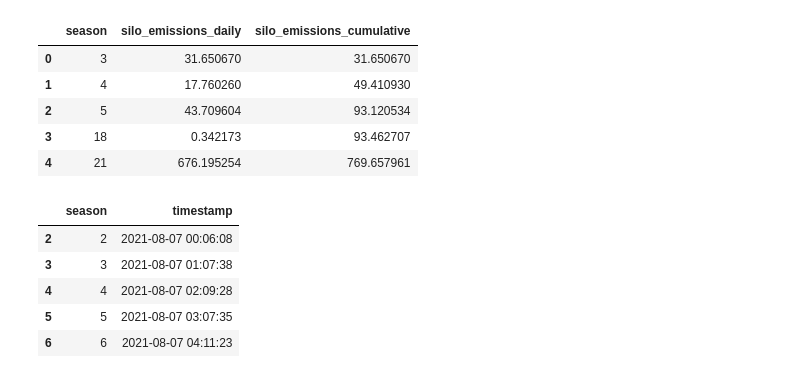
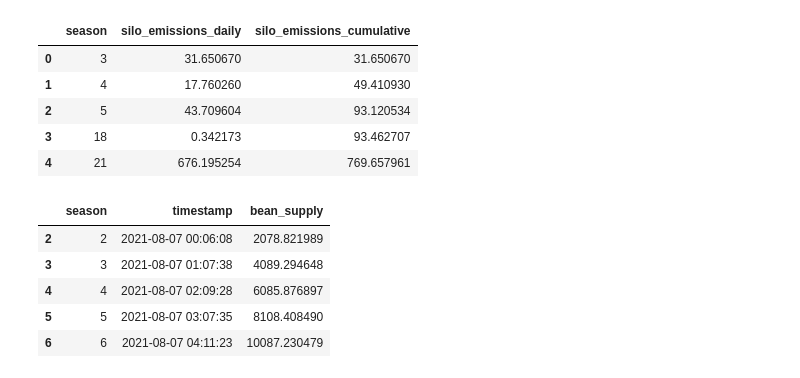
Before and after one commit to BeanstalkFarms/Beanstalk-Analytics, a Jupyter notebook: Creditworthiness.ipynb, the cells around one changed output. Saved outputs shown, nothing was run; the diff lists cells and outputs as text; code cells hidden in the pictures.

```diff
--- a/Creditworthiness.ipynb
+++ b/Creditworthiness.ipynb
@@ -223,25 +223,27 @@ def query_seasons(refresh=None) -> pd.DataFrame:
     seasons = bs.Query.seasons(
         first=10000, orderBy="season", orderDirection="asc"
     )
+    bs.Season.bean_supply = bs.Season.beans / 1e6
     df = sg.query_df([
         seasons.season,
         seasons.timestamp,
+        seasons.bean_supply,
     ], pagination_strategy=ShallowStrategy)
     df = remove_prefix(df, 'seasons_')
     return df
 # %%
-df_szns = query_seasons()
+df_szns = query_seasons(refresh=1)
 df_szns['timestamp'] = pd.to_datetime(df_szns.timestamp, unit='s')
 df_szns = df_szns.loc[df_szns.season >= 2] # timestamps are wrong for season 0 and 1
 assert all(v == 1 for v in df_szns.value_counts().values)
 df_szns.head()
 # %% [output]
-|  | season | timestamp |
-| 2 | 2 | 2021-08-07 00:06:08 |
-| 3 | 3 | 2021-08-07 01:07:38 |
-| 4 | 4 | 2021-08-07 02:09:28 |
-| 5 | 5 | 2021-08-07 03:07:35 |
-| 6 | 6 | 2021-08-07 04:11:23 |
+|  | season | timestamp | bean_supply |
+| 2 | 2 | 2021-08-07 00:06:08 | 2078.821989 |
+| 3 | 3 | 2021-08-07 01:07:38 | 4089.294648 |
+| 4 | 4 | 2021-08-07 02:09:28 | 6085.876897 |
+| 5 | 5 | 2021-08-07 03:07:35 | 8108.408490 |
+| 6 | 6 | 2021-08-07 04:11:23 | 10087.230479 |
 # %%
 # data pre-processing
 df = df_szns.merge(
```
Also changed, not shown: parts of 3 cells of this notebook.
